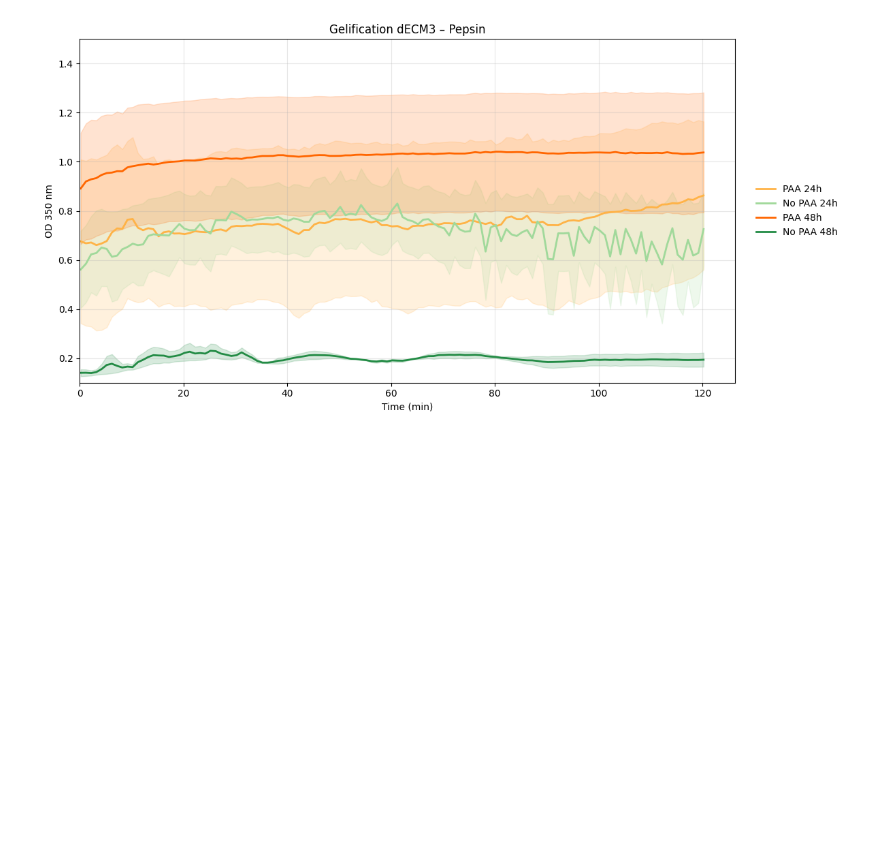
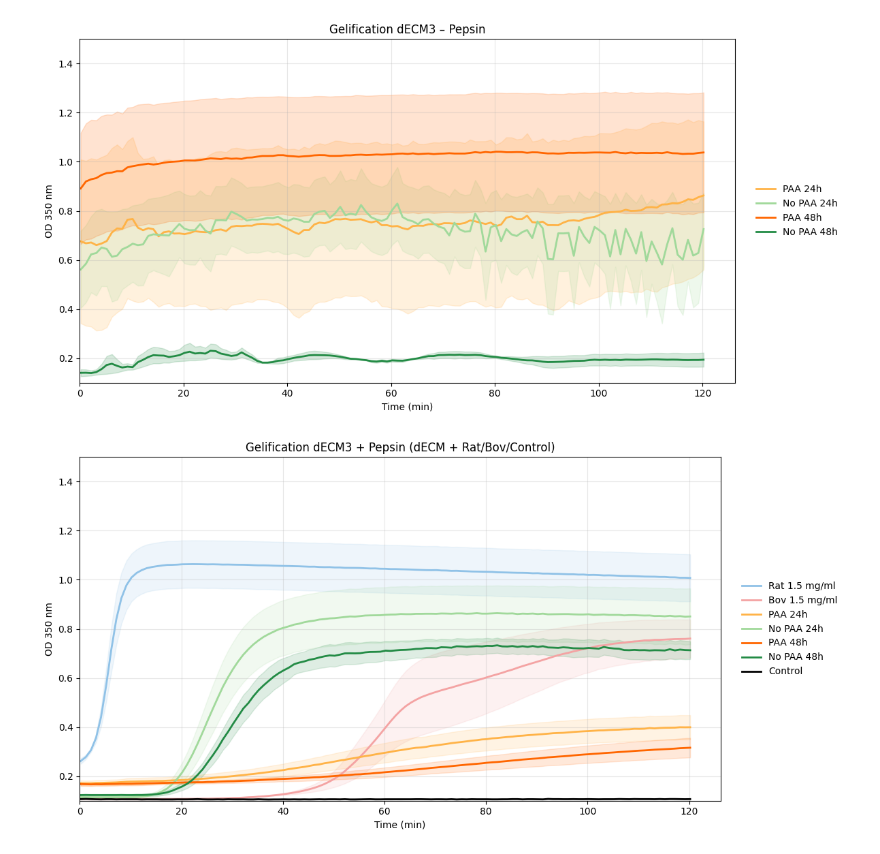
Before and after one commit to Bertaalcolea/Collagen_studies, a Jupyter notebook: dECM5(con90/10).ipynb, the cells around one changed output. Cells and saved outputs as stored; diff of their text form; code cells hidden in the pictures; blank space fills up the shorter version.

```diff
--- a/dECM5(con90/10).ipynb
+++ b/dECM5(con90/10).ipynb
@@ -804,0 +850,51 @@ plt.show()
+# %%
+import numpy as np
+import matplotlib.pyplot as plt
+
+# dECM +pepsin  OR  Rat/Bov/Control
+mask_pep_plot = (
+    ((long_meta["type"] == "dECM") & (long_meta["pepsin"] == True))
+    |
+    (long_meta["type"].isin(["Rat 1.5 mg/ml", "Bov 1.5 mg/ml", "Control"]))
+)
+
+df_pep_plot = long_meta[mask_pep_plot].copy()
+df_pep_plot = df_pep_plot[df_pep_plot["cond_simple"].notna()]
+
+summary_pep = (
+    df_pep_plot
+    .groupby(["cond_simple", "time_min"])["od"]
+    .agg(["mean", "std", "count"])
+    .reset_index()
+)
+
+plt.figure(figsize=(12, 6))
+
+for cond in orden:
+    dfc = summary_pep[summary_pep["cond_simple"] == cond].sort_values("time_min")
+    if dfc.empty:
+        continue
+
+    x = dfc["time_min"].values
+    y = dfc["mean"].values
+    se = dfc["std"].fillna(0).values / np.sqrt(dfc["count"].values)
+
+    color = colores[cond]
+
+    plt.plot(x, y, color=color, linewidth=2, label=cond)
+    plt.fill_between(x, y-se, y+se, color=color, alpha=0.15)
+
+plt.xlabel("Time (min)")
+plt.ylabel("OD 350 nm")
+plt.title("Gelification dECM3 + Pepsin (dECM + Rat/Bov/Control)")
+plt.grid(True, alpha=0.3)
+plt.ylim(0.1, 1.5)
+
+if not summary_pep.empty:
+    plt.xlim(0, summary_pep["time_min"].max() * 1.05)
+
+plt.legend(frameon=False, loc="center left", bbox_to_anchor=(1.02, 0.5))
+plt.tight_layout()
+plt.show()
+# %% [output]
+[figure, added]
```
Also changed, not shown: parts of 7 cells of this notebook.
